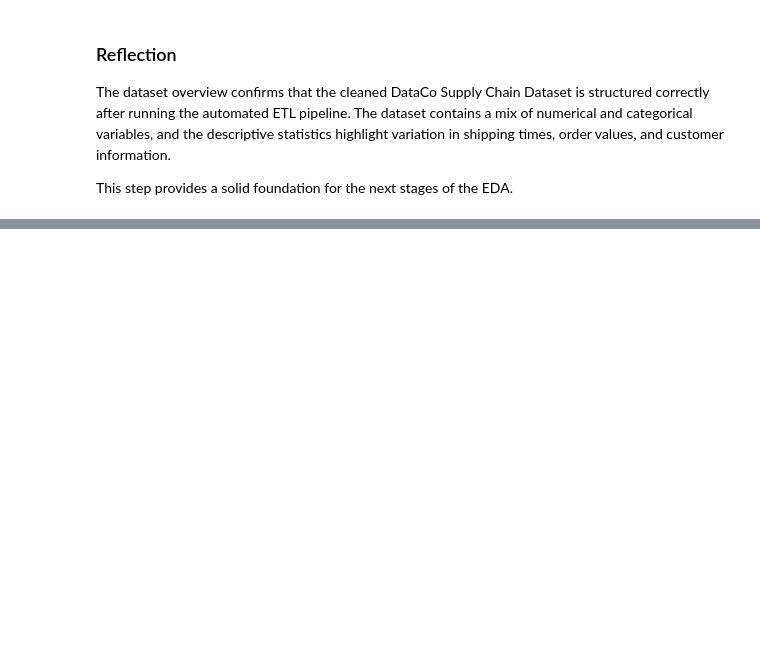
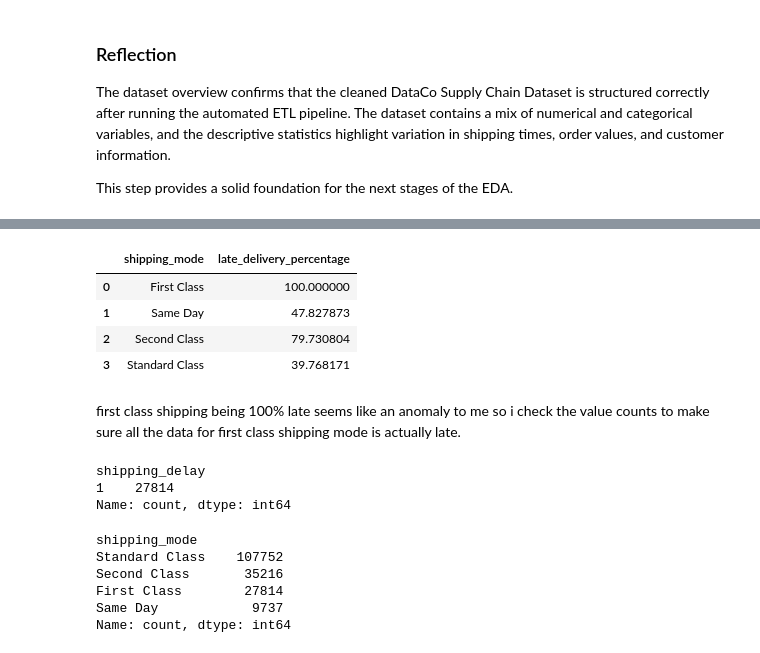
Before and after one commit to ljay9988/warehouse-analytics-project2, a Jupyter notebook: jupyter_notebooks/02-eda.ipynb, the cells around one changed output, grey strips where cells are left out. Saved outputs shown, nothing was run; the diff lists cells and outputs as text; code cells hidden in the pictures; blank space fills up the shorter version.

```diff
--- a/jupyter_notebooks/02-eda.ipynb
+++ b/jupyter_notebooks/02-eda.ipynb
@@ -155,0 +257,32 @@ This step provides a solid foundation for the next stages of the EDA.
+# %%
+# Calculate late delivery percentage per shipping mode
+shipping_mode_late = (
+    df.groupby('shipping_mode')['shipping_delay']
+    .apply(lambda x: (x > 0).mean() * 100)
+    .reset_index(name='late_delivery_percentage')
+)
+
+shipping_mode_late
+# %% [output]
+|  | shipping_mode | late_delivery_percentage |
+| 0 | First Class | 100.000000 |
+| 1 | Same Day | 47.827873 |
+| 2 | Second Class | 79.730804 |
+| 3 | Standard Class | 39.768171 |
+# %% [markdown]
+first class shipping being 100% late seems like an anomaly to me so i check the value counts to make sure all the data for first class shipping mode is actually late.
+# %%
+df[df['shipping_mode'] == 'First Class']['shipping_delay'].value_counts().sort_index()
+# %% [output]
+shipping_delay
+1    27814
+Name: count, dtype: int64
+# %%
+df['shipping_mode'].value_counts()
+# %% [output]
+shipping_mode
+Standard Class    107752
+Second Class       35216
+First Class        27814
+Same Day            9737
+Name: count, dtype: int64
```
Also changed, not shown: parts of 32 cells of this notebook, 3 other files.
